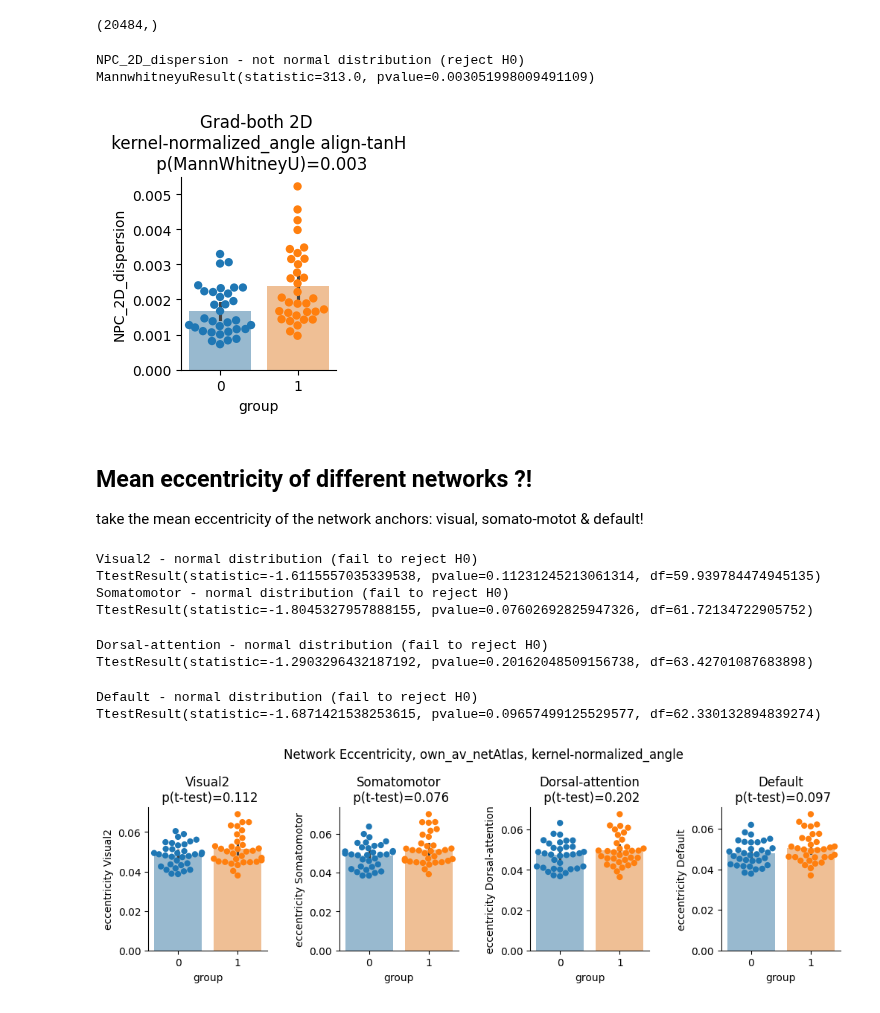
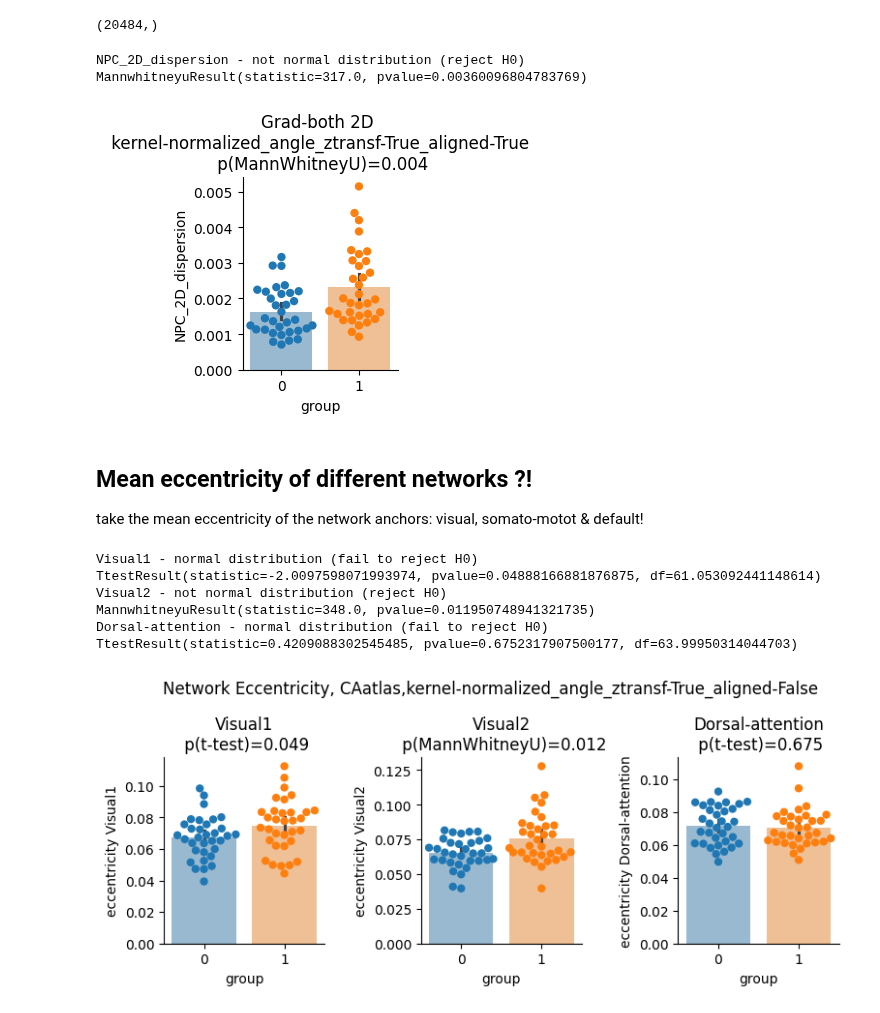
Before and after one commit to mrenke/parietal_patterns, a Jupyter notebook: gradients_noHalo/rep_groupDiffs_dParams.ipynb, the cells around one changed output. Drawn from its saved outputs; the diff is of its cells as text; code cells hidden in the pictures.

```diff
--- a/gradients_noHalo/rep_groupDiffs_dParams.ipynb
+++ b/gradients_noHalo/rep_groupDiffs_dParams.ipynb
@@ -47,7 +52,7 @@ group_list = group_list#.reset_index()
 
 dfs = []
 for i in range(n_gradients):
-    gradient_df = pd.DataFrame(gms_aligned[f'g{i+1}'], index=sub_array)
+    gradient_df = pd.DataFrame(gms[f'g{i+1}'], index=sub_array)
     gradient_df.index.name = 'subject'
     gradient_df = gradient_df.join(group_list).set_index('group', append=True)
     gradient_df['n_gradient'] = i + 1
@@ -60,18 +65,16 @@ grad_minmaxdiff = (df_gms.max(axis=1) - df_gms.min(axis=1)).to_frame(name='grad_
 
 grad_stats = pd.concat([grad_variance, grad_minmaxdiff], axis=1)
 # %%
-from scipy.stats import normaltest, ttest_ind, mannwhitneyu
-import seaborn as sns
-
 alpha = 0.05
 
-for n_grad in [1,2]:
+figure, axes = plt.subplots(1, 3,figsize = (2*4,2))
+
+for i,n_grad in enumerate([1,2,3]):
     y_var =  'grad_std'#'grad_minmaxdiff' #
     tmp = grad_stats.xs(n_grad, level='n_gradient')#.drop(64)
 
-    figure, axes = plt.subplots(1, 1,figsize = (2,2.5))
-    sns.barplot(data=tmp.reset_index(), x ='group', hue='group',y=y_var, alpha=0.5,legend=False)
-    sns.swarmplot(data=tmp.reset_index(),  x ='group', hue='group',y=y_var, size=6,legend=False)
+    sns.barplot(data=tmp.reset_index(), x ='group', hue='group',y=y_var, alpha=0.5,legend=False, ax=axes[i])
+    sns.swarmplot(data=tmp.reset_index(),  x ='group', hue='group',y=y_var, size=4,legend=False, ax=axes[i])
     _, pval_normal = normaltest(tmp[y_var])
     if pval_normal > alpha:
             print(f'{y_var} - normal distribution (fail to reject H0)')
@@ -79,9 +82,11 @@ for n_grad in [1,2]:
     else: # non parametric test
             print(f'{y_var} - not normal distribution (reject H0)')
             stats = mannwhitneyu(tmp.xs(0,0,'group')[y_var], tmp.xs(1,0,'group')[y_var], axis=0)
-    axes.set(title=f'Grad-{n_grad} \n kernel-{kernel} align-{alignRef} \np-val={stats.pvalue:.3f}',
-        ylabel=y_var, xlabel='group')#,ylim=[0,15])
+    axes[i].set(title=f'Grad-{n_grad}  \np-val={stats.pvalue:.3f}',xlabel='group',ylim=[0.02, 0.065])
+    axes[i].set_ylabel(y_var) if i==0 else axes[i].set_ylabel(None)
     sns.despine()
+figure.suptitle(f'{specification}', y=1.2, fontsize=12)
+figure.subplots_adjust(wspace=0.9)
 # %% [output]
 grad_std - normal distribution (fail to reject H0)
 grad_std - not normal distribution (reject H0)
@@ -120,8 +125,8 @@ df =  df.sort_index(level='subject')
 # 2D dispersion measure
 n_grad = 'both 2D'
 
-g1 = np.array(gms_aligned[f'g1']).T
-g2 = np.array(gms_aligned[f'g2']).T
+g1 = np.array(gms[f'g1']).T
+g2 = np.array(gms[f'g2']).T
 
 G1_net = g1[nprf_r2]
 G2_net = g2[nprf_r2]
@@ -169,14 +174,14 @@ else: # non parametric test
         print(f'{y_var} - not normal distribution (reject H0)')
         stats = mannwhitneyu(tmp.xs(0,0,'group')[y_var], tmp.xs(1,0,'group')[y_var], axis=0)
         test_name = 'MannWhitneyU'
-axes.set(title=f'Grad-{n_grad} \n kernel-{kernel} align-{alignRef} \n p({test_name})={stats.pvalue:.3f}',ylabel=y_var, xlabel='group') #,ylim=[0,30])
+axes.set(title=f'Grad-{n_grad} \n {specification} \n p({test_name})={stats.pvalue:.3f}',ylabel=y_var, xlabel='group') #,ylim=[0,30])
 sns.despine()
 
 print(stats)
 # %% [output]
 NPC_2D_dispersion - not normal distribution (reject H0)
-MannwhitneyuResult(statistic=313.0, pvalue=0.003051998009491109)
+MannwhitneyuResult(statistic=317.0, pvalue=0.00360096804783769)
-[figure, old version]
+[figure, new version]
 # %% [markdown]
 ## Mean eccentricity  of different networks ?!
 
@@ -196,17 +201,17 @@ caNets_fsav5_mapping = np.load(fn_target_labels_caNets)
 
 atlas_spec = 'own_av_netAtlas'
 # %%
-nets_of_interest = [2, 3,5, 9]  # visual, somato-motor, default
+nets_of_interest = [1, 2, 5]  # visual, somato-motor, default , 3, 5, 9
 
 df_eccentricities = []
 
 for n_network in nets_of_interest:
     net_mask = np.where(caNets_fsav5_mapping == (n_network))[0]
-    g1 = np.array(gms_aligned[f'g1']).T[net_mask]
-    g2 = np.array(gms_aligned[f'g2']).T[net_mask]
-    g3 = np.array(gms_aligned[f'g3']).T[net_mask]
+    g1 = np.array(gms[f'g1']).T[net_mask]
+    g2 = np.array(gms[f'g2']).T[net_mask]
+    g3 = np.array(gms[f'g3']).T[net_mask]
 
-    eccentricities = np.sqrt(g1**2 + g2**2) # + g3**2)
+    eccentricities = np.sqrt(g1**2 + g2**2 + g3**2)
     df_eccentricities.append(pd.DataFrame(np.nanmean(eccentricities, axis=0), index=sub_array, columns=[CAatlas_names.loc[n_network]['Network Name']]))
 
 df_eccentricities = pd.concat(df_eccentricities, axis=1)
@@ -215,34 +220,32 @@ df_eccentricities = df_eccentricities.join(group_list, on='subject').set_index('
 # %%
 tmp = df_eccentricities.copy()
 
 fig, axs = plt.subplots(1,len(nets_of_interest), figsize=(3*len(nets_of_interest), 2.5))
 for i, y_var in enumerate(df_eccentricities.columns):
         axes = axs[i]
         sns.barplot(data=tmp.reset_index(), x ='group', hue='group',y=y_var, alpha=0.5,legend=False, ax=axes)
         sns.swarmplot(data=tmp.reset_index(),  x ='group', hue='group',y=y_var, size=6,legend=False, ax=axes)
         _, pval_normal = normaltest(tmp[y_var])
         if pval_normal > alpha:
                 print(f'{y_var} - normal distribution (fail to reject H0)')
                 stats = ttest_ind(tmp.xs(0,0,'group')[y_var], tmp.xs(1,0,'group')[y_var], axis=0, equal_var=False)
                 test_name = 't-test'
         else: # non parametric test
                 print(f'{y_var} - not normal distribution (reject H0)')
                 stats = mannwhitneyu(tmp.xs(0,0,'group')[y_var], tmp.xs(1,0,'group')[y_var], axis=0)
                 test_name = 'MannWhitneyU'
         axes.set(title=f'{y_var}\n p({test_name})={stats.pvalue:.3f}',ylabel=f'eccentricity {y_var}', xlabel='group') #,ylim=[0,30])
         sns.despine()
 
         print(stats)
 
-fig.suptitle(f'Network Eccentricity, {atlas_spec}, kernel-{kernel}', y=1.2)
+fig.suptitle(f'Network Eccentricity, {atlas_spec},{specification}', y=1.2)
 plt.subplots_adjust(wspace=0.6)
 # %% [output]
-Visual2 - normal distribution (fail to reject H0)
-TtestResult(statistic=-1.6115557035339538, pvalue=0.11231245213061314, df=59.939784474945135)
-Somatomotor - normal distribution (fail to reject H0)
-TtestResult(statistic=-1.8045327957888155, pvalue=0.07602692825947326, df=61.72134722905752)
+Visual1 - normal distribution (fail to reject H0)
+TtestResult(statistic=-2.0097598071993974, pvalue=0.04888166881876875, df=61.053092441148614)
+Visual2 - not normal distribution (reject H0)
+MannwhitneyuResult(statistic=348.0, pvalue=0.011950748941321735)
+Dorsal-attention - normal distribution (fail to reject H0)
+TtestResult(statistic=0.4209088302545485, pvalue=0.6752317907500177, df=63.99950314044703)
-Dorsal-attention - normal distribution (fail to reject H0)
-TtestResult(statistic=-1.2903296432187192, pvalue=0.20162048509156738, df=63.42701087683898)
-Default - normal distribution (fail to reject H0)
-TtestResult(statistic=-1.6871421538253615, pvalue=0.09657499125529577, df=62.330132894839274)
-[figure, old version]
+[figure, new version]
```
Also changed, not shown: parts of 4 cells of this notebook, 10 other files.
